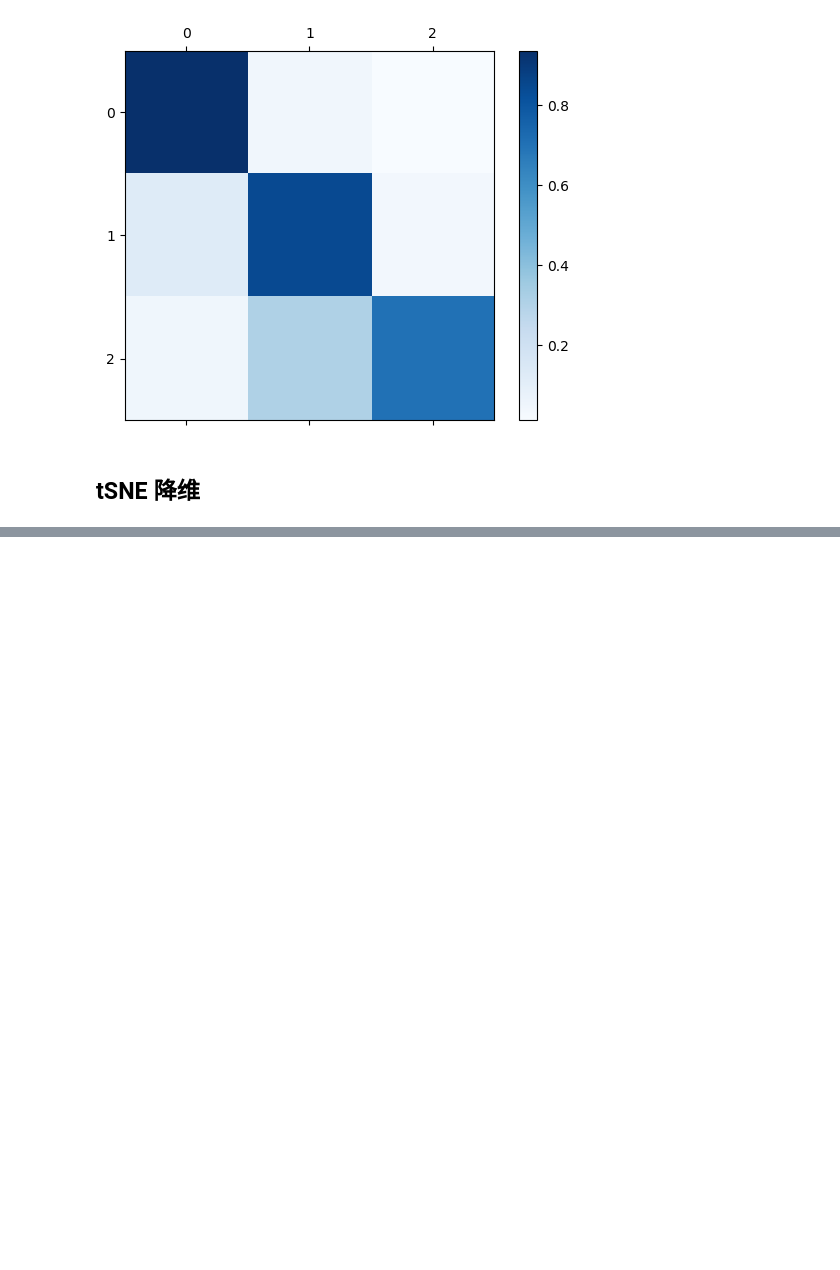
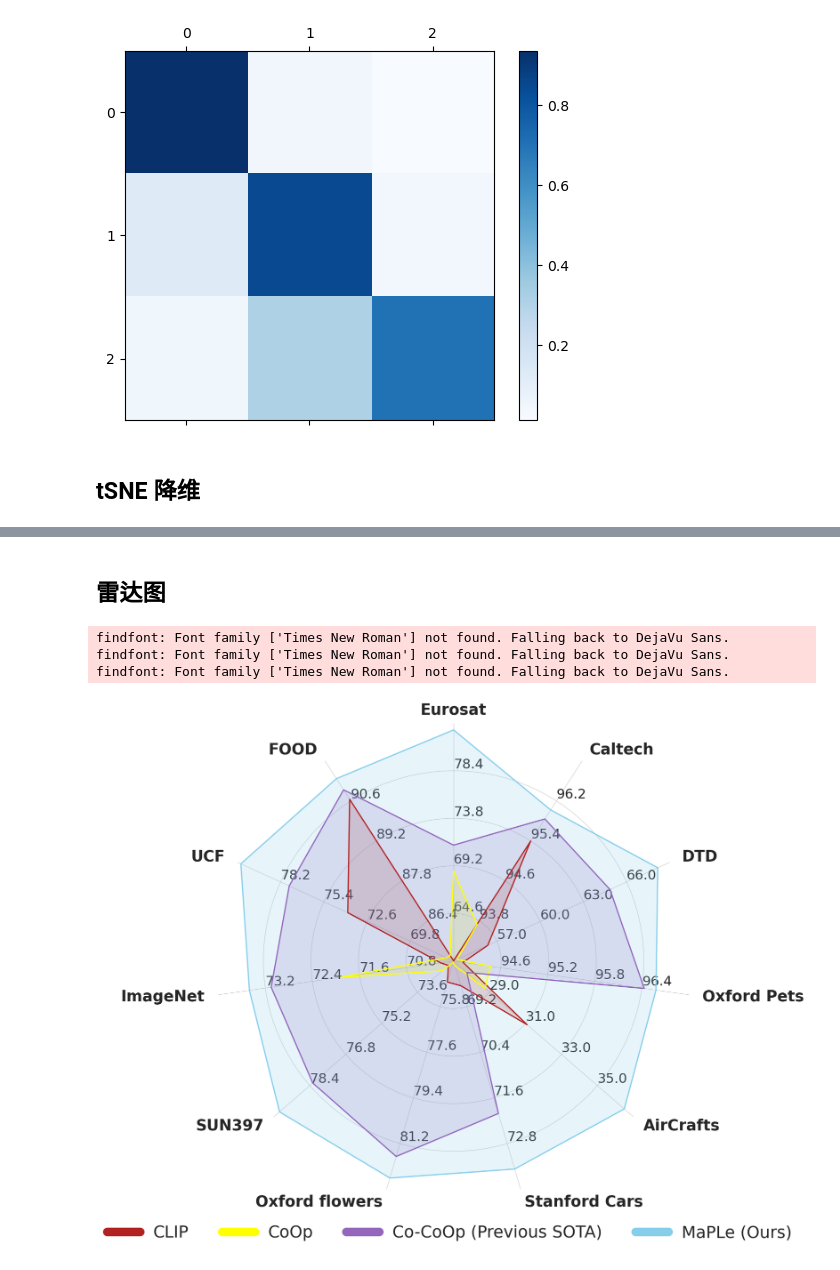
Before and after one commit to RenShuhuai-Andy/my-tools, a Jupyter notebook: python_script/visualization/plt_vis.ipynb, the cells around one changed output, grey strips where cells are left out. Cells and saved outputs as stored; diff of their text form; code cells hidden in the pictures; blank space fills up the shorter version.

```diff
--- a/python_script/visualization/plt_vis.ipynb
+++ b/python_script/visualization/plt_vis.ipynb
@@ -303,0 +304,15 @@ Org data dimension is 10. Embedded data dimension is 2
+# %% [markdown]
+## 雷达图
+# %%
+# Now need to convert out dataset into the same format
+datasets = ["Eurosat", "Caltech", "DTD", "Oxford Pets","AirCrafts", "Stanford Cars", "Oxford flowers", "SUN397", "ImageNet", "UCF", "FOOD"]
+coop=[68.69,93.73, 54.24,94.47, 28.75, 68.13, 74.06, 72.51, 71.92, 67.46, 85.19]
+cocoop=[71.21,95.84, 64.85, 96.43, 27.74, 72.01, 81.71, 78.27,  73.10, 77.64, 90.99]
+clip = [60.03, 95.40, 56.37,94.12,  31.09, 68.65, 74.83, 72.23, 70.22, 73.85, 90.66]
+our_method = [82.35, 96.02, 68.16,96.58,  36.50, 73.47, 82.56, 79.75, 73.47, 80.77, 91.38]
+
+all_data = [clip, coop, cocoop, our_method]
+df = pd.DataFrame(all_data, columns=datasets, index = ['CLIP', "CoOp",'Co-CoOp (Previous SOTA)', 'MaPLe (Ours)'])
+df.index.rename('Method',inplace=True)
+data = df
+result = df
@@ -303,0 +451,25 @@ Org data dimension is 10. Embedded data dimension is 2
+# %%
+min_max_per_variable = data.describe().T[['min', 'max']]
+min_max_per_variable['min'] = min_max_per_variable['min'].apply(lambda x: int(x))
+min_max_per_variable['max'] = min_max_per_variable['max'].apply(lambda x: math.ceil(x))
+
+variables = result.columns
+ranges = list(min_max_per_variable.itertuples(index=False, name=None))
+
+fig1 = plt.figure(figsize=(12, 12))
+radar = ComplexRadar(fig1, variables, ranges, show_scales=True)
+colors = ['firebrick', 'yellow','tab:purple', 'skyblue']
+for g, color in zip(result.index, colors):
+    radar.plot(result.loc[g].values, label=f"{g}", color=color)
+    radar.fill(result.loc[g].values, alpha=0.2, color=color)
+
+# radar.set_title("Radar chart solution with different scales")
+radar.use_legend(loc='lower left', bbox_to_anchor=(-0.26, -0.12),ncol=radar.plot_counter)
+# plt.savefig("radar_plot.png", bbox_inches='tight', pad_inches=0, facecolor='white', transparent=False, dpi=500)
+# plt.savefig("radar_plot.png", bbox_inches='tight', pad_inches=0, transparent=True, dpi=500)
+plt.show()
+# %% [output]
+findfont: Font family ['Times New Roman'] not found. Falling back to DejaVu Sans.
+findfont: Font family ['Times New Roman'] not found. Falling back to DejaVu Sans.
+findfont: Font family ['Times New Roman'] not found. Falling back to DejaVu Sans.
+[figure, added]
```
Also changed, not shown: parts of 6 cells of this notebook, 5 other files.
